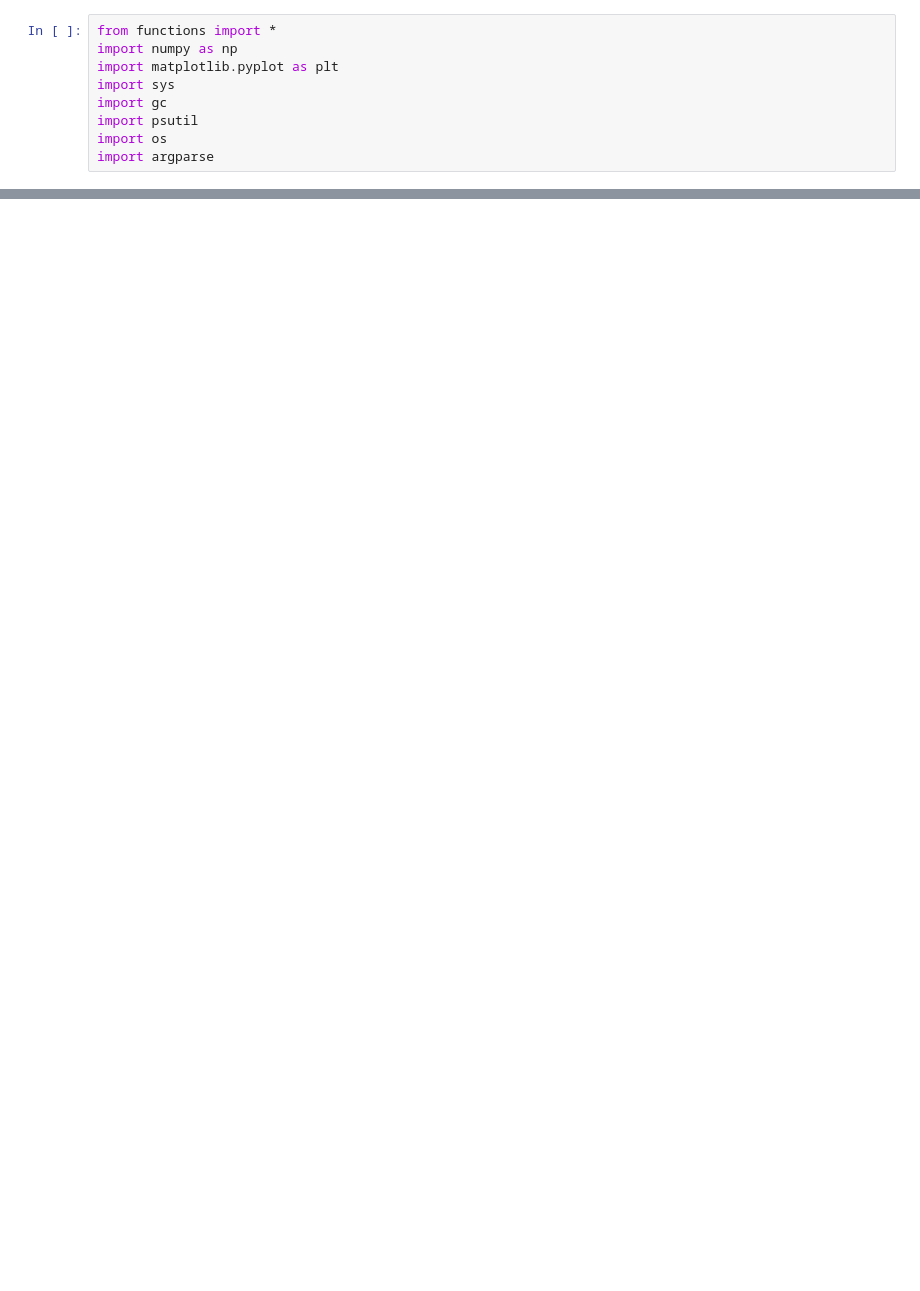
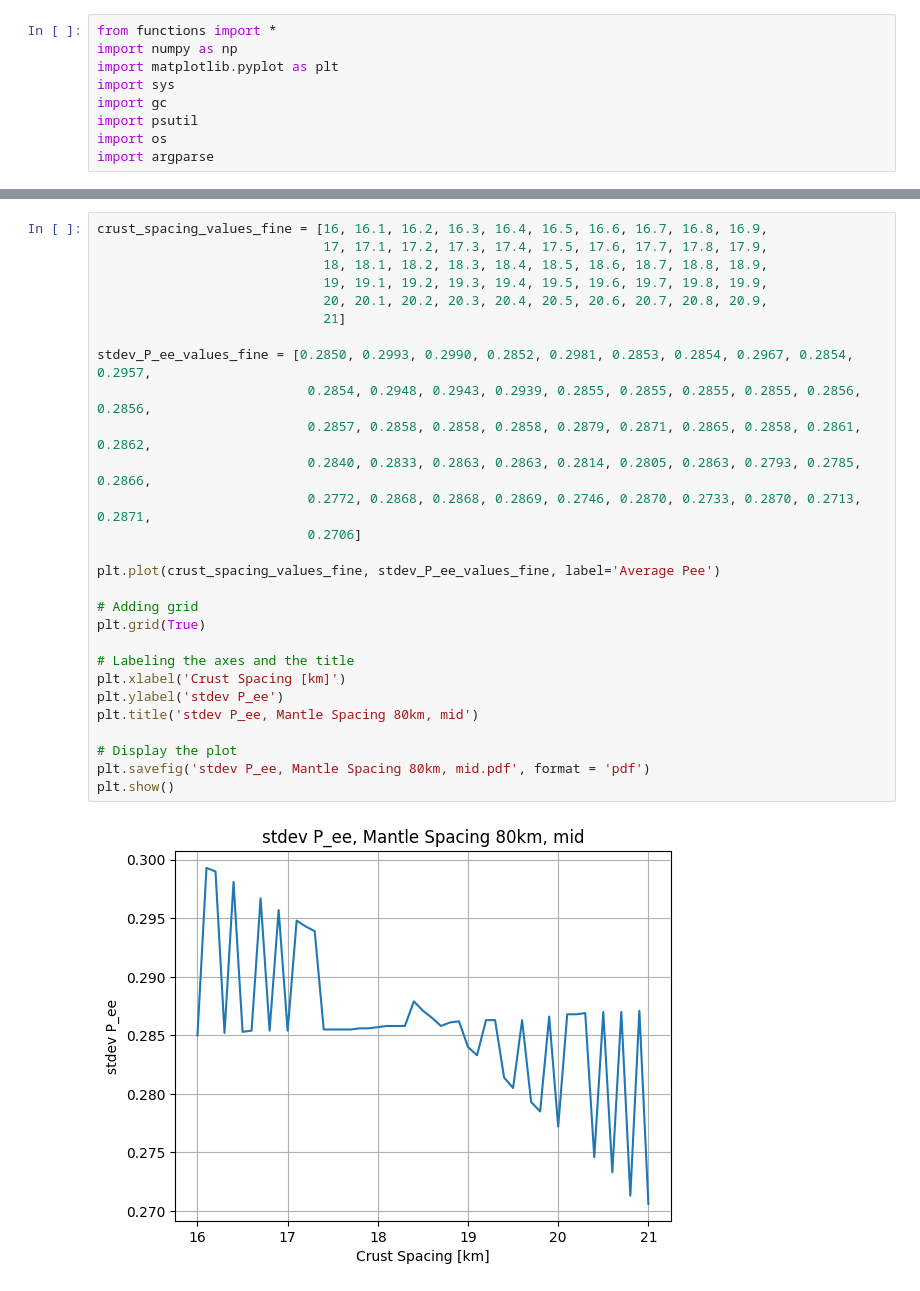
Before and after one commit to claradima/geonu_oscillation, a Jupyter notebook: scripts/scratch.ipynb, the cells around one changed output, grey strips where cells are left out. Saved outputs shown, nothing was run; the diff lists cells and outputs as text; blank space fills up the shorter version.

```diff
--- a/scripts/scratch.ipynb
+++ b/scripts/scratch.ipynb
@@ -43,0 +544,30 @@ The number of elements in the list is: 95
+# %%
+crust_spacing_values_fine = [16, 16.1, 16.2, 16.3, 16.4, 16.5, 16.6, 16.7, 16.8, 16.9,
+                             17, 17.1, 17.2, 17.3, 17.4, 17.5, 17.6, 17.7, 17.8, 17.9,
+                             18, 18.1, 18.2, 18.3, 18.4, 18.5, 18.6, 18.7, 18.8, 18.9,
+                             19, 19.1, 19.2, 19.3, 19.4, 19.5, 19.6, 19.7, 19.8, 19.9,
+                             20, 20.1, 20.2, 20.3, 20.4, 20.5, 20.6, 20.7, 20.8, 20.9,
+                             21]
+
+stdev_P_ee_values_fine = [0.2850, 0.2993, 0.2990, 0.2852, 0.2981, 0.2853, 0.2854, 0.2967, 0.2854, 0.2957,
+                           0.2854, 0.2948, 0.2943, 0.2939, 0.2855, 0.2855, 0.2855, 0.2855, 0.2856, 0.2856,
+                           0.2857, 0.2858, 0.2858, 0.2858, 0.2879, 0.2871, 0.2865, 0.2858, 0.2861, 0.2862,
+                           0.2840, 0.2833, 0.2863, 0.2863, 0.2814, 0.2805, 0.2863, 0.2793, 0.2785, 0.2866,
+                           0.2772, 0.2868, 0.2868, 0.2869, 0.2746, 0.2870, 0.2733, 0.2870, 0.2713, 0.2871,
+                           0.2706]
+
+plt.plot(crust_spacing_values_fine, stdev_P_ee_values_fine, label='Average Pee')
+
+# Adding grid
+plt.grid(True)
+
+# Labeling the axes and the title
+plt.xlabel('Crust Spacing [km]')
+plt.ylabel('stdev P_ee')
+plt.title('stdev P_ee, Mantle Spacing 80km, mid')
+
+# Display the plot
+plt.savefig('stdev P_ee, Mantle Spacing 80km, mid.pdf', format = 'pdf')
+plt.show()
+# %% [output]
+[figure, added]
```
Also changed, not shown: parts of 12 cells of this notebook, 12 other files.
